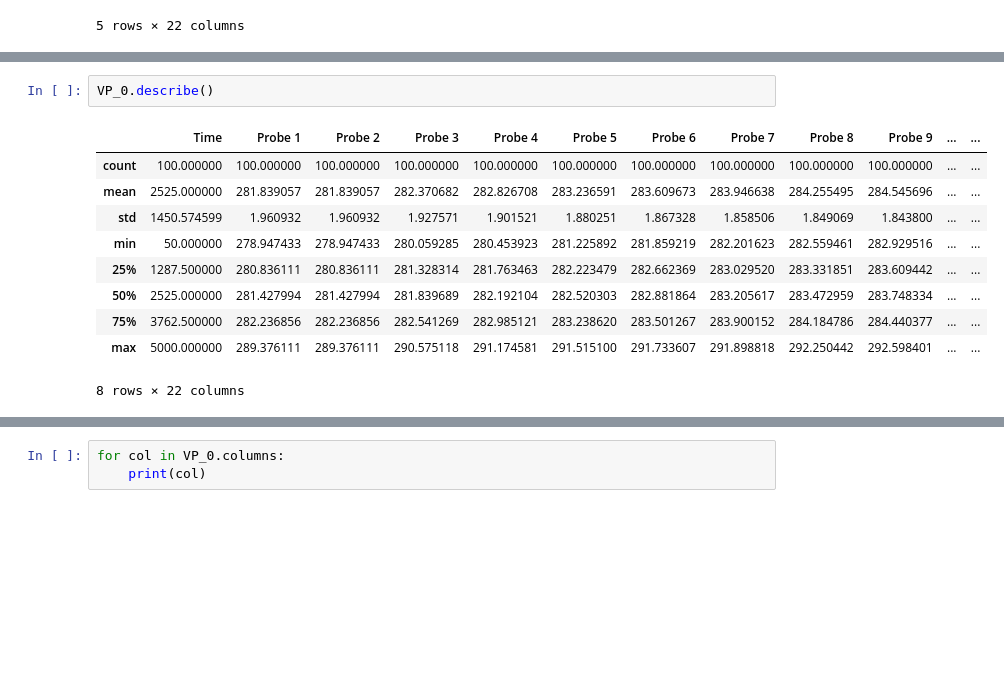
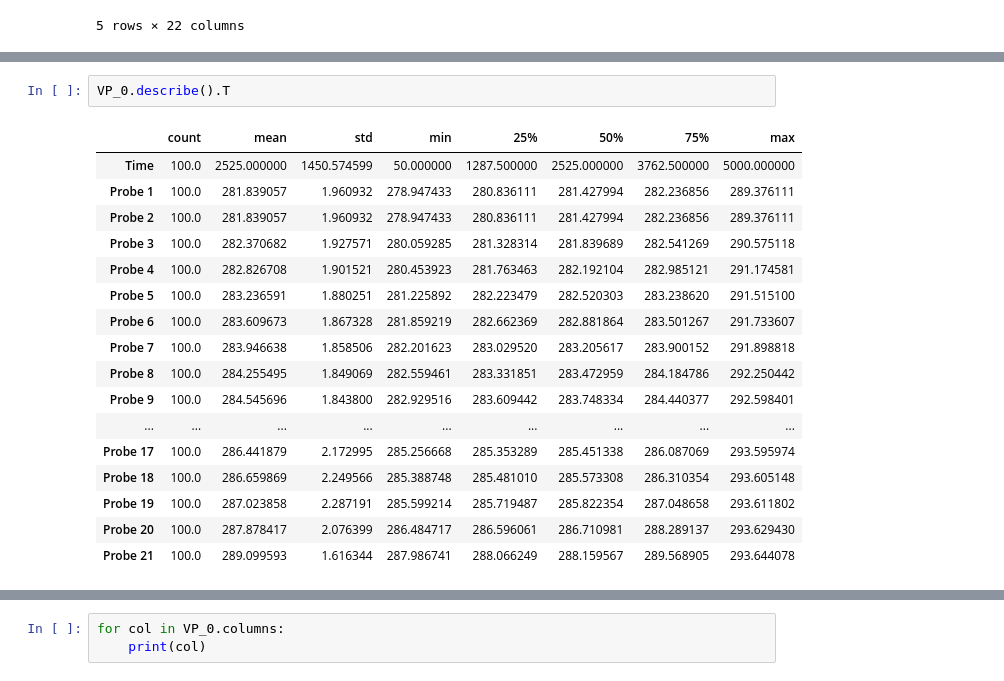
Before and after one commit to 255ribeiro/Algorithmic_Modeling_Special_Training, a Jupyter notebook: docs/Python_Training/dados_py/pandas_intro_02.ipynb, the cells around one changed output, grey strips where cells are left out. Cells and saved outputs as stored; diff of their text form; blank space fills up the shorter version.

```diff
--- a/docs/Python_Training/dados_py/pandas_intro_02.ipynb
+++ b/docs/Python_Training/dados_py/pandas_intro_02.ipynb
@@ -25,13 +27,20 @@ VP_0.head()
 # %%
-VP_0.describe()
+VP_0.describe().T
 # %% [output]
-|  | Time | Probe 1 | Probe 2 | Probe 3 | Probe 4 | Probe 5 | Probe 6 | Probe 7 | Probe 8 | Probe 9 | ... | ... |
-| count | 100.000000 | 100.000000 | 100.000000 | 100.000000 | 100.000000 | 100.000000 | 100.000000 | 100.000000 | 100.000000 | 100.000000 | ... | ... |
-| mean | 2525.000000 | 281.839057 | 281.839057 | 282.370682 | 282.826708 | 283.236591 | 283.609673 | 283.946638 | 284.255495 | 284.545696 | ... | ... |
-| std | 1450.574599 | 1.960932 | 1.960932 | 1.927571 | 1.901521 | 1.880251 | 1.867328 | 1.858506 | 1.849069 | 1.843800 | ... | ... |
-| min | 50.000000 | 278.947433 | 278.947433 | 280.059285 | 280.453923 | 281.225892 | 281.859219 | 282.201623 | 282.559461 | 282.929516 | ... | ... |
-| 25% | 1287.500000 | 280.836111 | 280.836111 | 281.328314 | 281.763463 | 282.223479 | 282.662369 | 283.029520 | 283.331851 | 283.609442 | ... | ... |
-| 50% | 2525.000000 | 281.427994 | 281.427994 | 281.839689 | 282.192104 | 282.520303 | 282.881864 | 283.205617 | 283.472959 | 283.748334 | ... | ... |
-| 75% | 3762.500000 | 282.236856 | 282.236856 | 282.541269 | 282.985121 | 283.238620 | 283.501267 | 283.900152 | 284.184786 | 284.440377 | ... | ... |
-| max | 5000.000000 | 289.376111 | 289.376111 | 290.575118 | 291.174581 | 291.515100 | 291.733607 | 291.898818 | 292.250442 | 292.598401 | ... | ... |
+|  | count | mean | std | min | 25% | 50% | 75% | max |
+| Time | 100.0 | 2525.000000 | 1450.574599 | 50.000000 | 1287.500000 | 2525.000000 | 3762.500000 | 5000.000000 |
+| Probe 1 | 100.0 | 281.839057 | 1.960932 | 278.947433 | 280.836111 | 281.427994 | 282.236856 | 289.376111 |
+| Probe 2 | 100.0 | 281.839057 | 1.960932 | 278.947433 | 280.836111 | 281.427994 | 282.236856 | 289.376111 |
+| Probe 3 | 100.0 | 282.370682 | 1.927571 | 280.059285 | 281.328314 | 281.839689 | 282.541269 | 290.575118 |
+| Probe 4 | 100.0 | 282.826708 | 1.901521 | 280.453923 | 281.763463 | 282.192104 | 282.985121 | 291.174581 |
+| Probe 5 | 100.0 | 283.236591 | 1.880251 | 281.225892 | 282.223479 | 282.520303 | 283.238620 | 291.515100 |
+| Probe 6 | 100.0 | 283.609673 | 1.867328 | 281.859219 | 282.662369 | 282.881864 | 283.501267 | 291.733607 |
+| Probe 7 | 100.0 | 283.946638 | 1.858506 | 282.201623 | 283.029520 | 283.205617 | 283.900152 | 291.898818 |
+| Probe 8 | 100.0 | 284.255495 | 1.849069 | 282.559461 | 283.331851 | 283.472959 | 284.184786 | 292.250442 |
+| Probe 9 | 100.0 | 284.545696 | 1.843800 | 282.929516 | 283.609442 | 283.748334 | 284.440377 | 292.598401 |
+| ... | ... | ... | ... | ... | ... | ... | ... | ... |
+| Probe 17 | 100.0 | 286.441879 | 2.172995 | 285.256668 | 285.353289 | 285.451338 | 286.087069 | 293.595974 |
+| Probe 18 | 100.0 | 286.659869 | 2.249566 | 285.388748 | 285.481010 | 285.573308 | 286.310354 | 293.605148 |
+| Probe 19 | 100.0 | 287.023858 | 2.287191 | 285.599214 | 285.719487 | 285.822354 | 287.048658 | 293.611802 |
+| Probe 20 | 100.0 | 287.878417 | 2.076399 | 286.484717 | 286.596061 | 286.710981 | 288.289137 | 293.629430 |
+| Probe 21 | 100.0 | 289.099593 | 1.616344 | 287.986741 | 288.066249 | 288.159567 | 289.568905 | 293.644078 |
-8 rows × 22 columns
```
Also changed, not shown: parts of 10 cells of this notebook, 12 other files.
